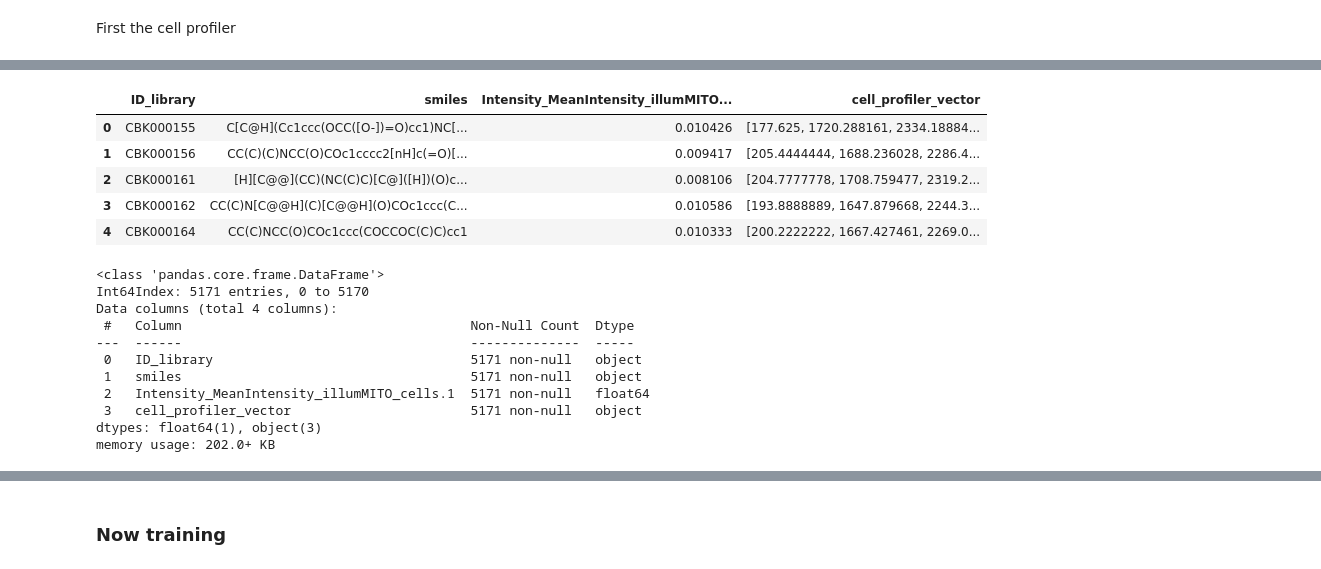
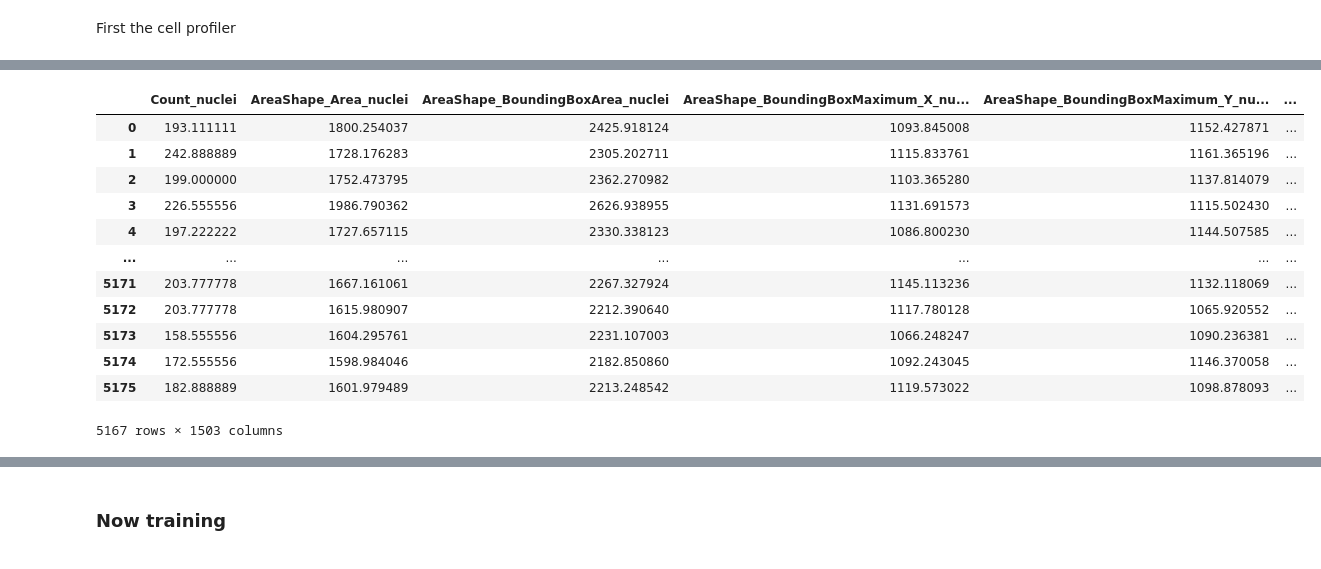
Before and after one commit to pharmbio/Thesis_ActLearn_DOP_2022, a Jupyter notebook: main/supervised_learning/experiment1_regression.ipynb, the cells around one changed output, grey strips where cells are left out. Saved outputs shown, nothing was run; the diff lists cells and outputs as text; code cells hidden in the pictures.

```diff
--- a/main/supervised_learning/experiment1_regression.ipynb
+++ b/main/supervised_learning/experiment1_regression.ipynb
@@ -103,0 +108,9 @@ sss_batchA = sss_batchA.drop(filter_col, axis=1)
+# %%
+compound_volume0 = ['CBK309099','CBK290175','CBK290175','CBK290175','CBK290175','CBK308178','CBK308178','CBK308178','CBK308178',
+                    'CBK309637','CBK308501','CBK309637','CBK308501','CBK309637','CBK308501','CBK309637','CBK308501','CBK309392',
+                    'CBK309392','CBK290631','CBK309251','CBK309251','CBK309251','CBK309251','CBK290950','CBK290950','CBK290950','CBK290950']
+
+# Removing compounds from cell profiler data frame
+compound_volume0_idx = [sss_batchA.index[sss_batchA['ID_covid'] == comp].to_list() for comp in compound_volume0]
+compound_volume0_idx = [item for sublist in compound_volume0_idx for item in sublist]
+sss_batchA = sss_batchA.drop(compound_volume0_idx)
@@ -107,6 +124,6 @@ sss_batchA = sss_batchA.drop(filter_col, axis=1)
 First the cell profiler
 # %%
 #Remove columns that are "human-made", hence, not useful
-cell_profiler = sss_batchA.drop(['PlateWellCompound','principal component 1','Intensity_MeanIntensity_illumMITO_cells.1','Ypredicted','Labels'], 1)
-#Create a vector that takes only the info from the cell profiler. NOTE: it is important to keep the ID intact for future merging
-cell_profiler['cell_profiler_vector'] = cell_profiler.apply(lambda r: tuple(r[0:-1]), axis=1).apply(np.array)
+cell_profiler = sss_batchA.drop(['ID_covid','PlateWellCompound','principal component 1','Ypredicted','Labels'], 1)
+cell_profiler = cell_profiler.rename(columns={'Intensity_MeanIntensity_illumMITO_cells.1': 'Target'})
+cell_profiler.head()
@@ -113,27 +137,0 @@ cell_profiler['cell_profiler_vector'] = cell_profiler.apply(lambda r: tuple(r[0:
-# %%
-#Creating final dataset
-data = pd.merge(data, cell_profiler[['ID_covid', 'cell_profiler_vector']],
-                left_on= 'ID_library', right_on='ID_covid', how='left')
-data = data.drop(['ID_covid'],axis=1)
-data.head()
-# %% [output]
-|  | ID_library | smiles | Intensity_MeanIntensity_illumMITO... | cell_profiler_vector |
-| 0 | CBK000155 | C[C@H](Cc1ccc(OCC([O-])=O)cc1)NC[... | 0.010426 | [177.625, 1720.288161, 2334.18884... |
-| 1 | CBK000156 | CC(C)(C)NCC(O)COc1cccc2[nH]c(=O)[... | 0.009417 | [205.4444444, 1688.236028, 2286.4... |
-| 2 | CBK000161 | [H][C@@](CC)(NC(C)C)[C@]([H])(O)c... | 0.008106 | [204.7777778, 1708.759477, 2319.2... |
-| 3 | CBK000162 | CC(C)N[C@@H](C)[C@@H](O)COc1ccc(C... | 0.010586 | [193.8888889, 1647.879668, 2244.3... |
-| 4 | CBK000164 | CC(C)NCC(O)COc1ccc(COCCOC(C)C)cc1 | 0.010333 | [200.2222222, 1667.427461, 2269.0... |
-# %%
-data.info()
-# %% [output]
-<class 'pandas.core.frame.DataFrame'>
-Int64Index: 5171 entries, 0 to 5170
-Data columns (total 4 columns):
- #   Column                                     Non-Null Count  Dtype
----  ------                                     --------------  -----
- 0   ID_library                                 5171 non-null   object
- 1   smiles                                     5171 non-null   object
- 2   Intensity_MeanIntensity_illumMITO_cells.1  5171 non-null   float64
- 3   cell_profiler_vector                       5171 non-null   object
-dtypes: float64(1), object(3)
-memory usage: 202.0+ KB
@@ -149,0 +138,17 @@ data = data.drop(compound_volume0_idx)
+# %%
+cell_profiler['cell_profiler_vector'] = cell_profiler.apply(lambda r: tuple(r[0:-1]), axis=1).apply(np.array)
+cell_profiler
+# %% [output]
+|  | Count_nuclei | AreaShape_Area_nuclei | AreaShape_BoundingBoxArea_nuclei | AreaShape_BoundingBoxMaximum_X_nu... | AreaShape_BoundingBoxMaximum_Y_nu... | ... |
+| 0 | 193.111111 | 1800.254037 | 2425.918124 | 1093.845008 | 1152.427871 | ... |
+| 1 | 242.888889 | 1728.176283 | 2305.202711 | 1115.833761 | 1161.365196 | ... |
+| 2 | 199.000000 | 1752.473795 | 2362.270982 | 1103.365280 | 1137.814079 | ... |
+| 3 | 226.555556 | 1986.790362 | 2626.938955 | 1131.691573 | 1115.502430 | ... |
+| 4 | 197.222222 | 1727.657115 | 2330.338123 | 1086.800230 | 1144.507585 | ... |
+| ... | ... | ... | ... | ... | ... | ... |
+| 5171 | 203.777778 | 1667.161061 | 2267.327924 | 1145.113236 | 1132.118069 | ... |
+| 5172 | 203.777778 | 1615.980907 | 2212.390640 | 1117.780128 | 1065.920552 | ... |
+| 5173 | 158.555556 | 1604.295761 | 2231.107003 | 1066.248247 | 1090.236381 | ... |
+| 5174 | 172.555556 | 1598.984046 | 2182.850860 | 1092.243045 | 1146.370058 | ... |
+| 5175 | 182.888889 | 1601.979489 | 2213.248542 | 1119.573022 | 1098.878093 | ... |
+5167 rows × 1503 columns
```
Also changed, not shown: parts of 29 cells of this notebook.
